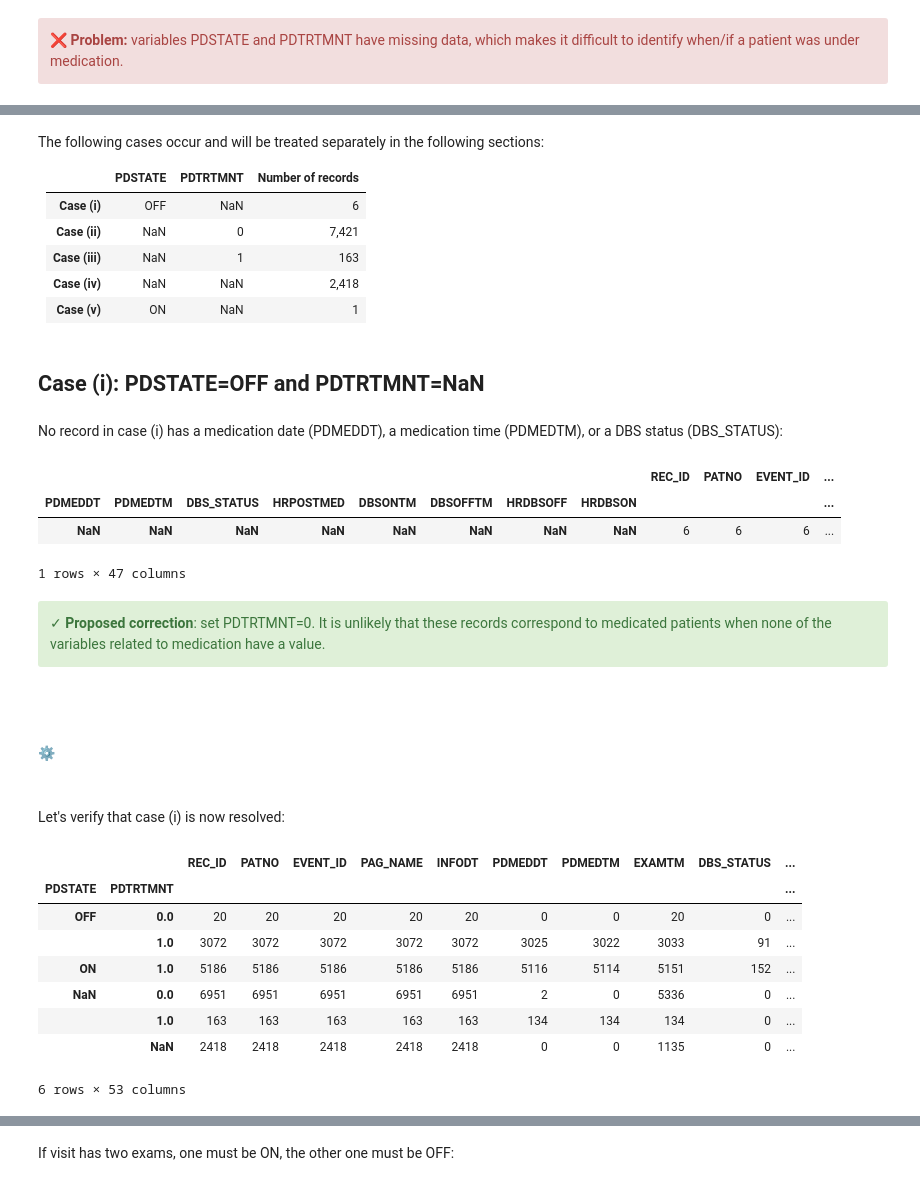
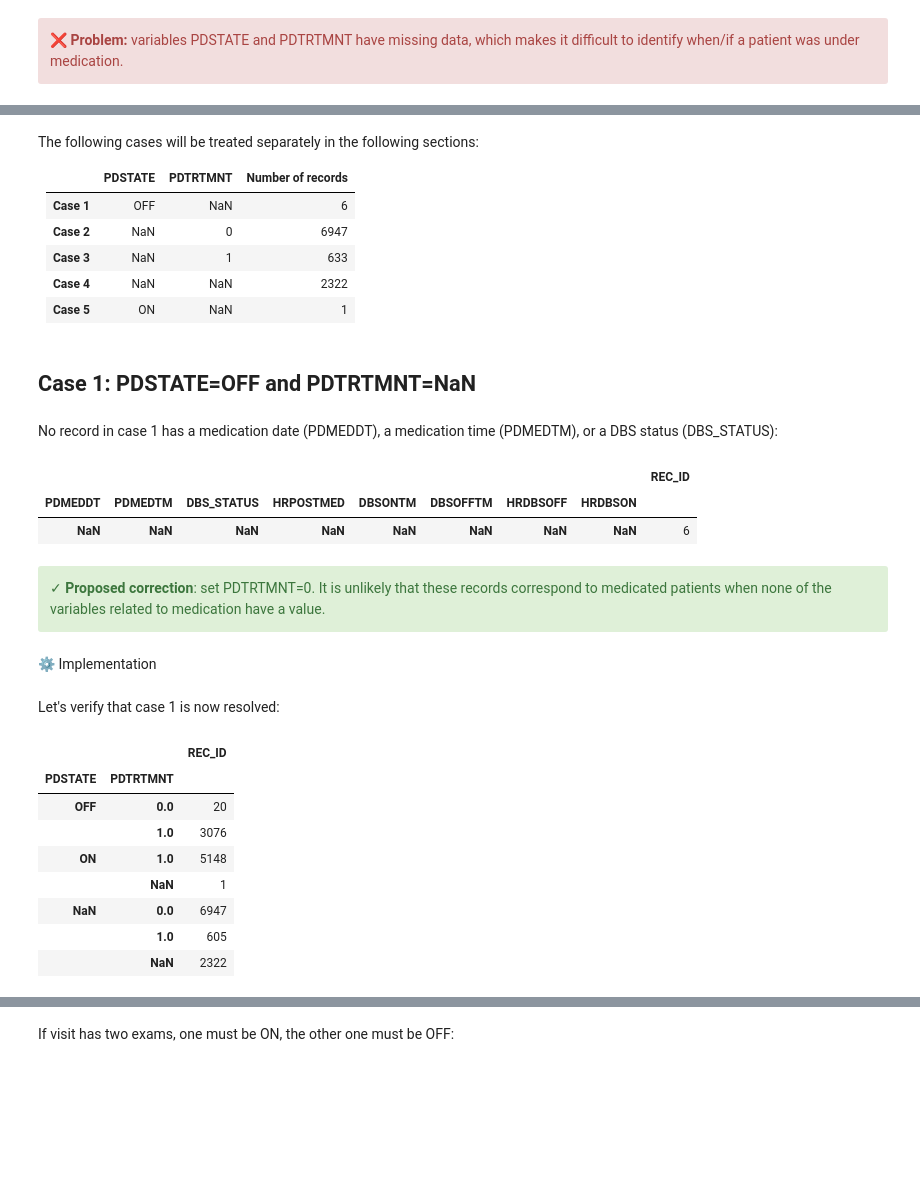
Before and after one commit to LivingPark-MRI/ppmi-treatment-and-on-off-status, a Jupyter notebook: PPMI medication and ON-OFF status.ipynb, the cells around one changed output, grey strips where cells are left out. Drawn from its saved outputs; the diff is of its cells as text; code cells hidden in the pictures; blank space fills up the shorter version.

Commit message:
Fixed edge cases

```diff
--- a/PPMI medication and ON-OFF status.ipynb
+++ b/PPMI medication and ON-OFF status.ipynb
@@ -103,5 +138,5 @@ dtype: timedelta64[ns]
 # %%
-df.loc[df['PDSTATE']=='ON', 'PDTRTMNT'] = 1
+df.loc[(df['PDSTATE']=='ON') & (df['PDTRTMNT']==0), 'PDTRTMNT'] = 1
 # %% [markdown]
 Let's verify that the inconsistency is now resolved:
 # %%
@@ -142,0 +184,6 @@ errors.groupby('PDSTATE',dropna=False).count()
+# %%
+# Previous solution: drop records
+# df = df[(df['PDMEDTM'].isnull()) | (df['PDTRTMNT']==1)]
+
+# Updated solution
+df.loc[(df['PDTRTMNT']==0) & (df['PDMEDTM'].notnull()), 'PDTRTMNT'] = 1
@@ -149,7 +259,6 @@ errors.groupby('PDSTATE',dropna=False).count()
 # %%
 before = len(df)
-df = df[(df['PDMEDTM'].isnull()) | (df['PDTRTMNT']!=0)]
-print(f'Number of records removed:\t{before - len(df)}')
-print(f"Remaining inconsistencies:\t" +
-      f"{len(df[(df['PDMEDTM'].notnull()) & (df['PDTRTMNT']==0)])}")
+df = df[(df['PDSTATE']!='ON') | df['EXAMTM'].isnull() | df['PDMEDTM'].isnull() |
+       (df['EXAMTM']>=df['PDMEDTM'])]
+print(f'Removed {before-len(df)} records where PDSTATE=ON and EXAMTM<PDMEDTM')
 # %% [output]
@@ -203,0 +306,7 @@ HTML(pb[:10].to_html(index=False))
+# %%
+a = df.groupby(['PATNO', 'EVENT_ID']).filter(lambda x: len(x)==3)
+index = (a[(a['PDSTATE'].isnull()) & (a['EXAMTM'].isnull())]).index
+
+before_len = len(df)
+df = df[~df.index.isin(index)]
+print(f'Number of removed records: {before_len-len(df)}')
@@ -221,47 +343,46 @@ df.groupby(['PDSTATE', 'PDTRTMNT'], dropna=False).count()
 # %% [markdown]
-The following cases occur and will be treated separately in the following sections:
+The following cases will be treated separately in the following sections:
 
 |               |PDSTATE | PDTRTMNT | Number of records |
 |---------------|--------|----------|-------------------|
-| **Case (i)**  | OFF    | NaN      | 6                 |
-| **Case (ii)** | NaN    | 0        | 7,421             |
-| **Case (iii)**|  NaN   | 1        | 163               |
-| **Case (iv)** | NaN    | NaN      | 2,418             |
-| **Case (v)**  | ON     | NaN      | 1                 |
+| **Case 1**  | OFF    | NaN      | 6                 |
+| **Case 2** | NaN    | 0        | 6947          |
+| **Case 3**|  NaN   | 1        | 633               |
+| **Case 4** | NaN    | NaN      | 2322             |
+| **Case 5**  | ON     | NaN      | 1                 |
 # %% [markdown]
-## Case (i): PDSTATE=OFF and PDTRTMNT=NaN
+## Case 1: PDSTATE=OFF and PDTRTMNT=NaN
 # %% [markdown]
-No record in case (i) has a medication date (PDMEDDT), a medication time (PDMEDTM), or
+No record in case 1 has a medication date (PDMEDDT), a medication time (PDMEDTM), or
 a DBS status (DBS_STATUS):
 # %%
-case_i = df[(df['PDSTATE']=='OFF') & (df['PDTRTMNT'].isnull())]
-case_i.groupby(['PDMEDDT', 'PDMEDTM', 'DBS_STATUS', 'HRPOSTMED', 'DBSONTM',
-                'DBSOFFTM', 'HRDBSOFF', 'HRDBSON'], dropna=False).count()
+case_1 = df[(df['PDSTATE']=='OFF') & (df['PDTRTMNT'].isnull())]
+case_1.groupby(['PDMEDDT', 'PDMEDTM', 'DBS_STATUS', 'HRPOSTMED', 'DBSONTM',
+                'DBSOFFTM', 'HRDBSOFF', 'HRDBSON'], dropna=False)[['REC_ID']].count()
 # %% [output]
-|  |  |  |  |  |  |  |  | REC_ID | PATNO | EVENT_ID | ... |
-| PDMEDDT | PDMEDTM | DBS_STATUS | HRPOSTMED | DBSONTM | DBSOFFTM | HRDBSOFF | HRDBSON |  |  |  | ... |
-| NaN | NaN | NaN | NaN | NaN | NaN | NaN | NaN | 6 | 6 | 6 | ... |
+|  |  |  |  |  |  |  |  | REC_ID |
+| PDMEDDT | PDMEDTM | DBS_STATUS | HRPOSTMED | DBSONTM | DBSOFFTM | HRDBSOFF | HRDBSON |  |
+| NaN | NaN | NaN | NaN | NaN | NaN | NaN | NaN | 6 |
-1 rows × 47 columns
 # %% [markdown]
 <div class="alert alert-block alert-success">
  	&#10003;    <b>Proposed correction</b>: set PDTRTMNT=0. It is unlikely that these records correspond to medicated patients when none of the variables related to medication have a value.
 </div>
-# %% [markdown]
-<br/><br/><div style="color:LightSlateGray;font-size:64px;">&#9881;</div><br/>
+# %% [markdown]
+⚙️ Implementation
 # %%
 df.loc[(df['PDSTATE']=='OFF') & (df['PDTRTMNT'].isnull()), 'PDTRTMNT'] = 0
 # %% [markdown]
-Let's verify that case (i) is now resolved:
+Let's verify that case 1 is now resolved:
 # %%
-df.groupby(['PDSTATE', 'PDTRTMNT'], dropna=False).count()
+df.groupby(['PDSTATE', 'PDTRTMNT'], dropna=False)[['REC_ID']].count()
 # %% [output]
-|  |  | REC_ID | PATNO | EVENT_ID | PAG_NAME | INFODT | PDMEDDT | PDMEDTM | EXAMTM | DBS_STATUS | ... |
-| PDSTATE | PDTRTMNT |  |  |  |  |  |  |  |  |  | ... |
-| OFF | 0.0 | 20 | 20 | 20 | 20 | 20 | 0 | 0 | 20 | 0 | ... |
-|  | 1.0 | 3072 | 3072 | 3072 | 3072 | 3072 | 3025 | 3022 | 3033 | 91 | ... |
-| ON | 1.0 | 5186 | 5186 | 5186 | 5186 | 5186 | 5116 | 5114 | 5151 | 152 | ... |
-| NaN | 0.0 | 6951 | 6951 | 6951 | 6951 | 6951 | 2 | 0 | 5336 | 0 | ... |
-|  | 1.0 | 163 | 163 | 163 | 163 | 163 | 134 | 134 | 134 | 0 | ... |
-|  | NaN | 2418 | 2418 | 2418 | 2418 | 2418 | 0 | 0 | 1135 | 0 | ... |
+|  |  | REC_ID |
+| PDSTATE | PDTRTMNT |  |
+| OFF | 0.0 | 20 |
+|  | 1.0 | 3076 |
+| ON | 1.0 | 5148 |
+|  | NaN | 1 |
+| NaN | 0.0 | 6947 |
+|  | 1.0 | 605 |
+|  | NaN | 2322 |
-6 rows × 53 columns
 # %% [markdown]
```
Also changed, not shown: parts of 163 cells of this notebook.
